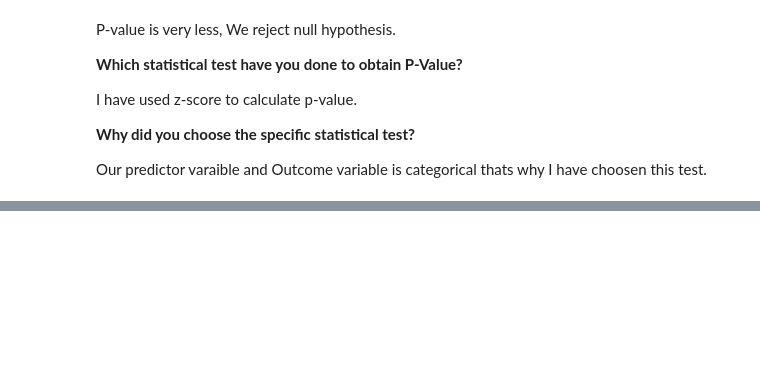
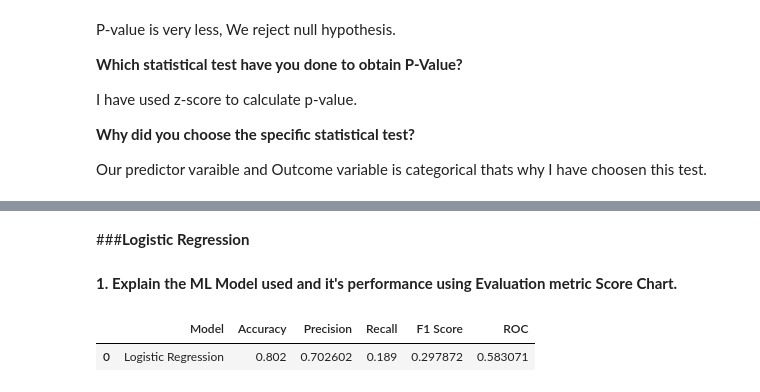
Before and after one commit to shaad4224/credit_card_default_prediction, a Jupyter notebook: Copy_of_credit_card_default_prediction.ipynb, the cells around one changed output, grey strips where cells are left out. Cells and saved outputs as stored; diff of their text form; code cells hidden in the pictures; blank space fills up the shorter version.

```diff
--- a/Copy_of_credit_card_default_prediction.ipynb
+++ b/Copy_of_credit_card_default_prediction.ipynb
@@ -1570,0 +818,2 @@ array([[3959,  714],
+# %% [markdown]
+###**Logistic Regression**
@@ -1570,0 +828,17 @@ array([[3959,  714],
+# %% [markdown]
+**1. Explain the ML Model used and it's performance using Evaluation metric Score Chart.**
+# %%
+# Visualizing evaluation Metric Score chart
+roc=roc_auc_score(y_test, y_pred)
+acc = accuracy_score(y_test, y_pred)
+prec = precision_score(y_test, y_pred)
+rec = recall_score(y_test, y_pred)
+f1 = f1_score(y_test, y_pred)
+cm0 = confusion_matrix(y_test, y_pred)
+
+results = pd.DataFrame([['Logistic Regression', acc,prec,rec, f1,roc]],
+               columns = ['Model', 'Accuracy', 'Precision', 'Recall', 'F1 Score','ROC'])
+results
+# %% [output]
+|  | Model | Accuracy | Precision | Recall | F1 Score | ROC |
+| 0 | Logistic Regression | 0.802 | 0.702602 | 0.189 | 0.297872 | 0.583071 |
```
Also changed, not shown: parts of 121 cells of this notebook.
